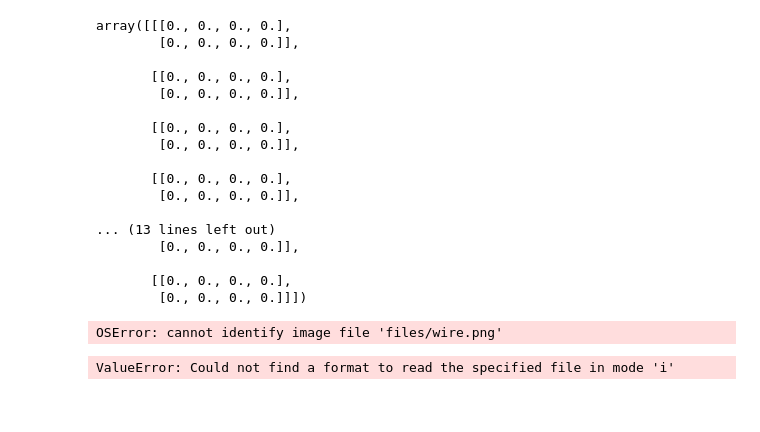
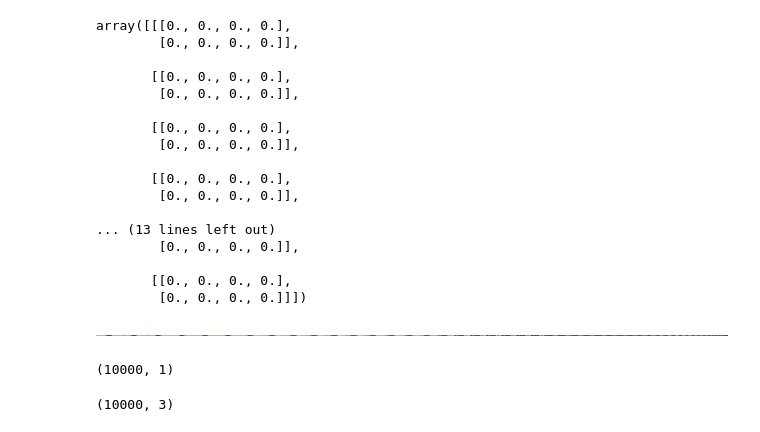
Before and after one commit to z4ir3/the-python-challenge, a Jupyter notebook: the-python-challenge.ipynb, the cells around one changed output. Drawn from its saved outputs; the diff is of its cells as text; code cells hidden in the pictures; blank space fills up the shorter version.

Commit message:
finally uploaded the right wire.png image

```diff
--- a/the-python-challenge.ipynb
+++ b/the-python-challenge.ipynb
@@ -1253,13 +1164,11 @@ array([[[0., 0., 0., 0.],
         [0., 0., 0., 0.]]])
 # %%
 import PIL.Image
-image = PIL.Image.open('files/wire.png')
-image#.show()
+img = PIL.Image.open('files/wire.png')
+img
 # %% [output]
-OSError: cannot identify image file 'files/wire.png'
+[figure, added]
-# %%
-import imageio
-im = imageio.imread('files/wire.png')
-print(im.shape)
-# %% [output]
-ValueError: Could not find a format to read the specified file in mode 'i'
+# %%
+img.size
+# %% [output]
+(10000, 1)
@@ -1265,0 +1179,4 @@ ValueError: Could not find a format to read the specified file in mode 'i'
+# %%
+img.shape
+# %% [output]
+(10000, 3)
```
Also changed, not shown: parts of 7 cells of this notebook, 1 other file.
